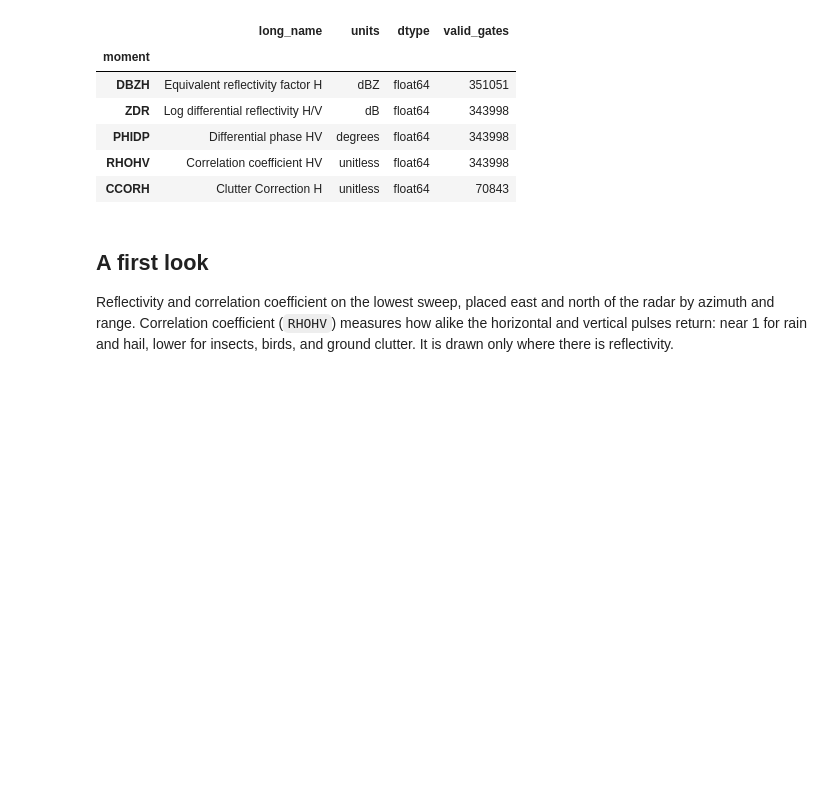
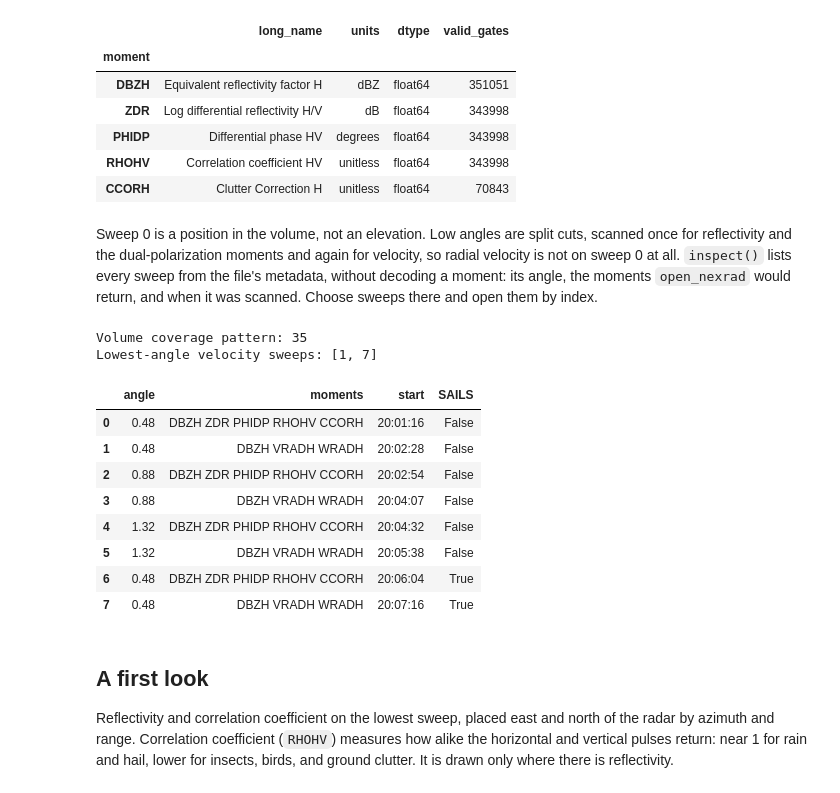
Before and after one commit to jakeryderv/usdata, a Jupyter notebook: examples/datasets/noaa-nexrad-level2/noaa-nexrad-level2.ipynb, the cells around one changed output. Cells and saved outputs as stored; diff of their text form; code cells hidden in the pictures; blank space fills up the shorter version.

```diff
--- a/examples/datasets/noaa-nexrad-level2/noaa-nexrad-level2.ipynb
+++ b/examples/datasets/noaa-nexrad-level2/noaa-nexrad-level2.ipynb
@@ -137,6 +137,40 @@ Ray times: 2024-05-06T20:01:16 to 2024-05-06T20:02:27
 | PHIDP | Differential phase HV | degrees | float64 | 343998 |
 | RHOHV | Correlation coefficient HV | unitless | float64 | 343998 |
 | CCORH | Clutter Correction H | unitless | float64 | 70843 |
+# %% [markdown]
+Sweep 0 is a position in the volume, not an elevation. Low angles are split
+cuts, scanned once for reflectivity and the dual-polarization moments and again
+for velocity, so radial velocity is not on sweep 0 at all. `inspect()` lists
+every sweep from the file's metadata, without decoding a moment: its angle, the
+moments `open_nexrad` would return, and when it was scanned. Choose sweeps
+there and open them by index.
+# %%
+volume = item.inspect().nexrad
+print("Volume coverage pattern:", volume.vcp)
+table = pd.DataFrame(
+    {
+        "angle": [round(s.fixed_angle, 2) for s in volume.sweeps],
+        "moments": [" ".join(s.moments) for s in volume.sweeps],
+        "start": [f"{s.start:%H:%M:%S}" for s in volume.sweeps],
+        "SAILS": [s.sails for s in volume.sweeps],
+    }
+)
+lowest = min(s.fixed_angle for s in volume.sweeps)
+velocity = [s.index for s in volume.sweeps if s.fixed_angle == lowest and "VRADH" in s.moments]
+print("Lowest-angle velocity sweeps:", velocity)
+table.head(8)
+# %% [output]
+Volume coverage pattern: 35
+Lowest-angle velocity sweeps: [1, 7]
+|  | angle | moments | start | SAILS |
+| 0 | 0.48 | DBZH ZDR PHIDP RHOHV CCORH | 20:01:16 | False |
+| 1 | 0.48 | DBZH VRADH WRADH | 20:02:28 | False |
+| 2 | 0.88 | DBZH ZDR PHIDP RHOHV CCORH | 20:02:54 | False |
+| 3 | 0.88 | DBZH VRADH WRADH | 20:04:07 | False |
+| 4 | 1.32 | DBZH ZDR PHIDP RHOHV CCORH | 20:04:32 | False |
+| 5 | 1.32 | DBZH VRADH WRADH | 20:05:38 | False |
+| 6 | 0.48 | DBZH ZDR PHIDP RHOHV CCORH | 20:06:04 | True |
+| 7 | 0.48 | DBZH VRADH WRADH | 20:07:16 | True |
 # %% [markdown]
 ## A first look
 
```
Also changed, not shown: parts of 4 cells of this notebook, 15 other files.
